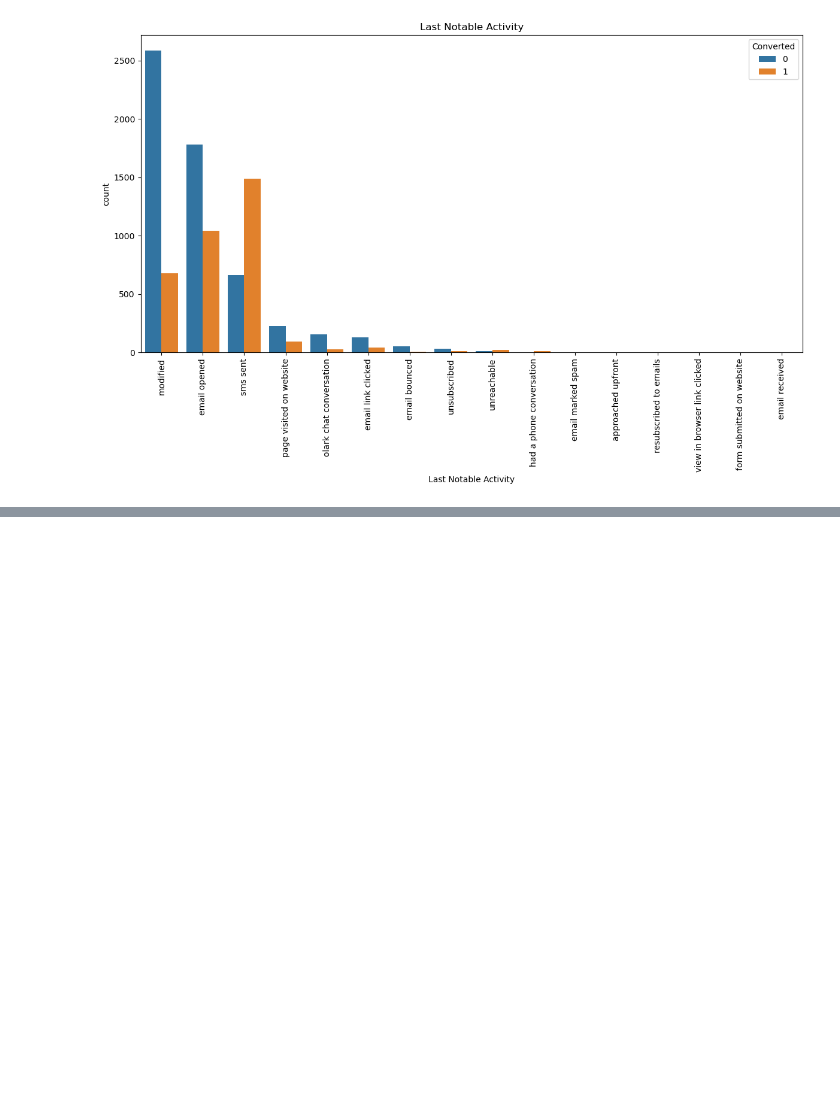
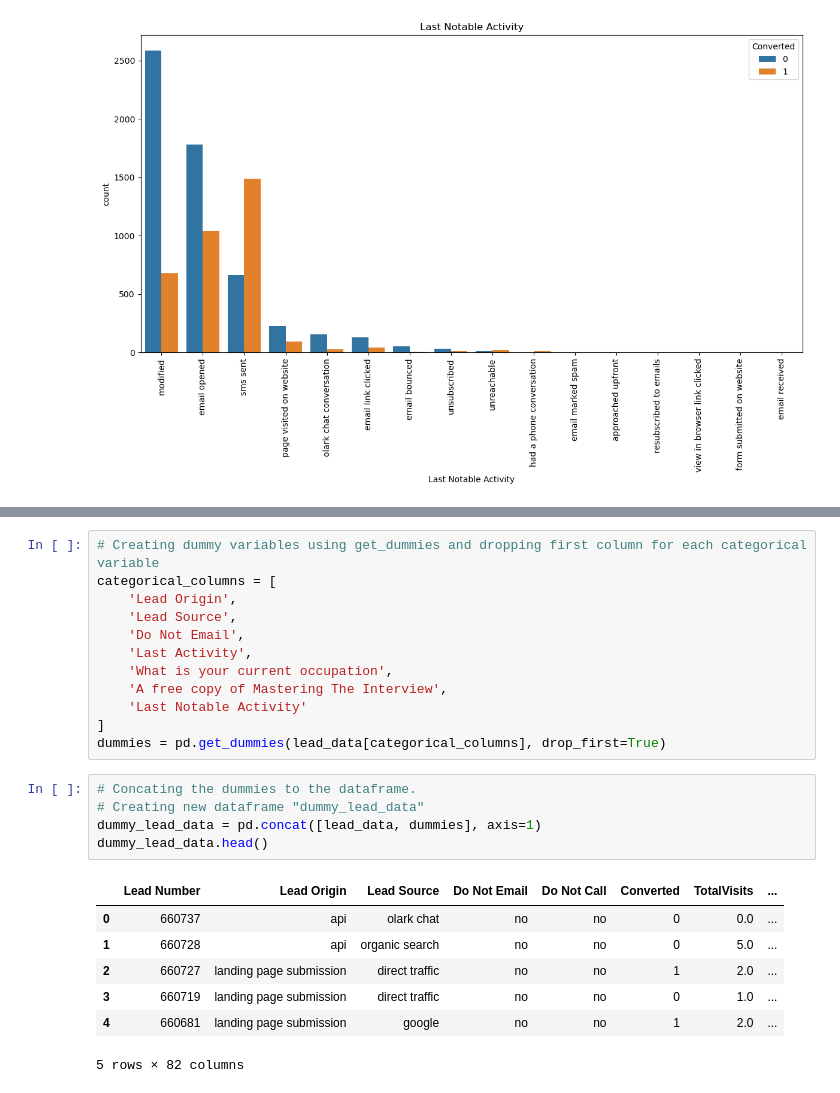
Before and after one commit to PrakNew/Lead-Scoring-Upgrad, a Jupyter notebook: lead_scoring_case_study.ipynb, the cells around one changed output, grey strips where cells are left out. Saved outputs shown, nothing was run; the diff lists cells and outputs as text; blank space fills up the shorter version.

```diff
--- a/lead_scoring_case_study.ipynb
+++ b/lead_scoring_case_study.ipynb
@@ -440,0 +455,25 @@ plt.show()
+# %%
+# Creating dummy variables using get_dummies and dropping first column for each categorical variable
+categorical_columns = [
+    'Lead Origin',
+    'Lead Source',
+    'Do Not Email',
+    'Last Activity',
+    'What is your current occupation',
+    'A free copy of Mastering The Interview',
+    'Last Notable Activity'
+]
+dummies = pd.get_dummies(lead_data[categorical_columns], drop_first=True)
+# %%
+# Concating the dummies to the dataframe.
+# Creating new dataframe "dummy_lead_data"
+dummy_lead_data = pd.concat([lead_data, dummies], axis=1)
+dummy_lead_data.head()
+# %% [output]
+|  | Lead Number | Lead Origin | Lead Source | Do Not Email | Do Not Call | Converted | TotalVisits | ... |
+| 0 | 660737 | api | olark chat | no | no | 0 | 0.0 | ... |
+| 1 | 660728 | api | organic search | no | no | 0 | 5.0 | ... |
+| 2 | 660727 | landing page submission | direct traffic | no | no | 1 | 2.0 | ... |
+| 3 | 660719 | landing page submission | direct traffic | no | no | 0 | 1.0 | ... |
+| 4 | 660681 | landing page submission | google | no | no | 1 | 2.0 | ... |
+5 rows × 82 columns
```
Also changed, not shown: parts of 12 cells of this notebook.
